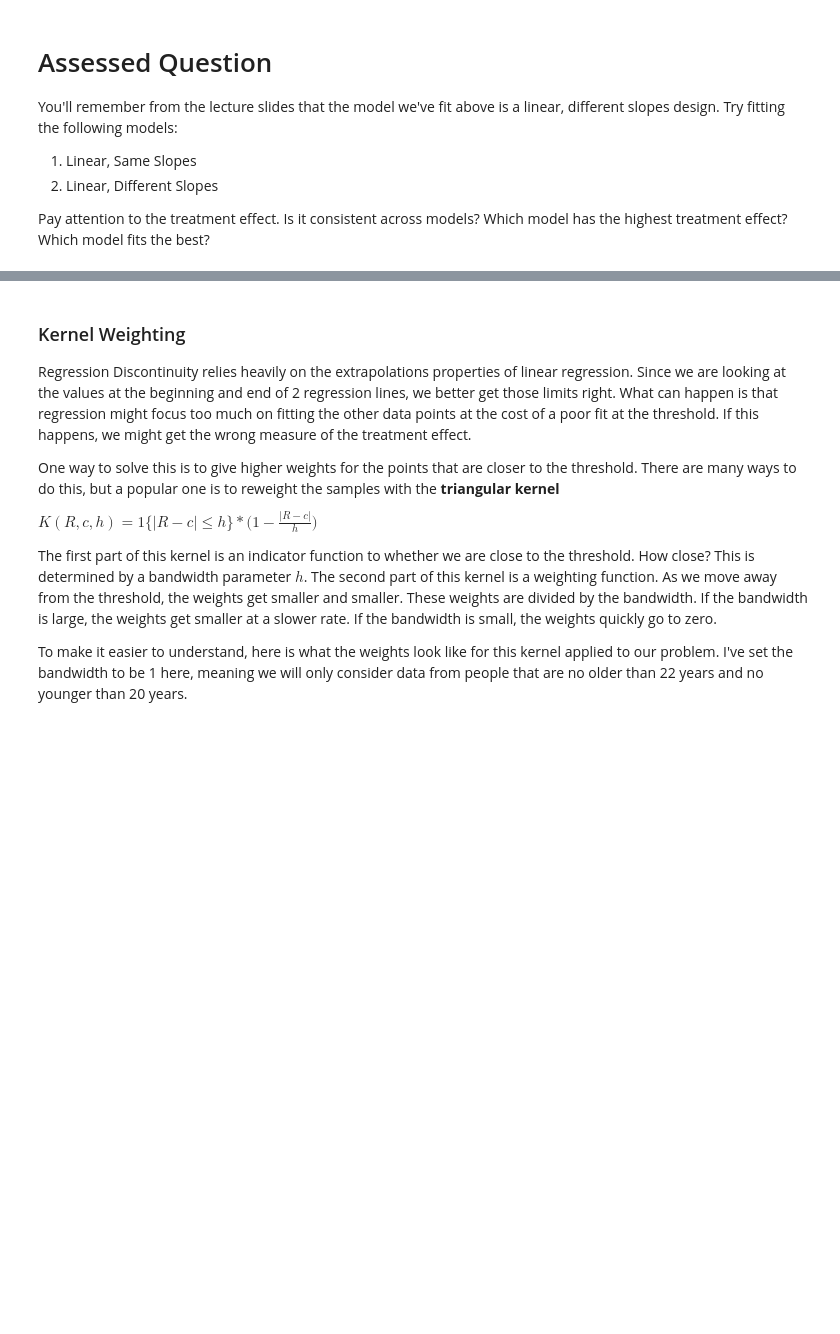
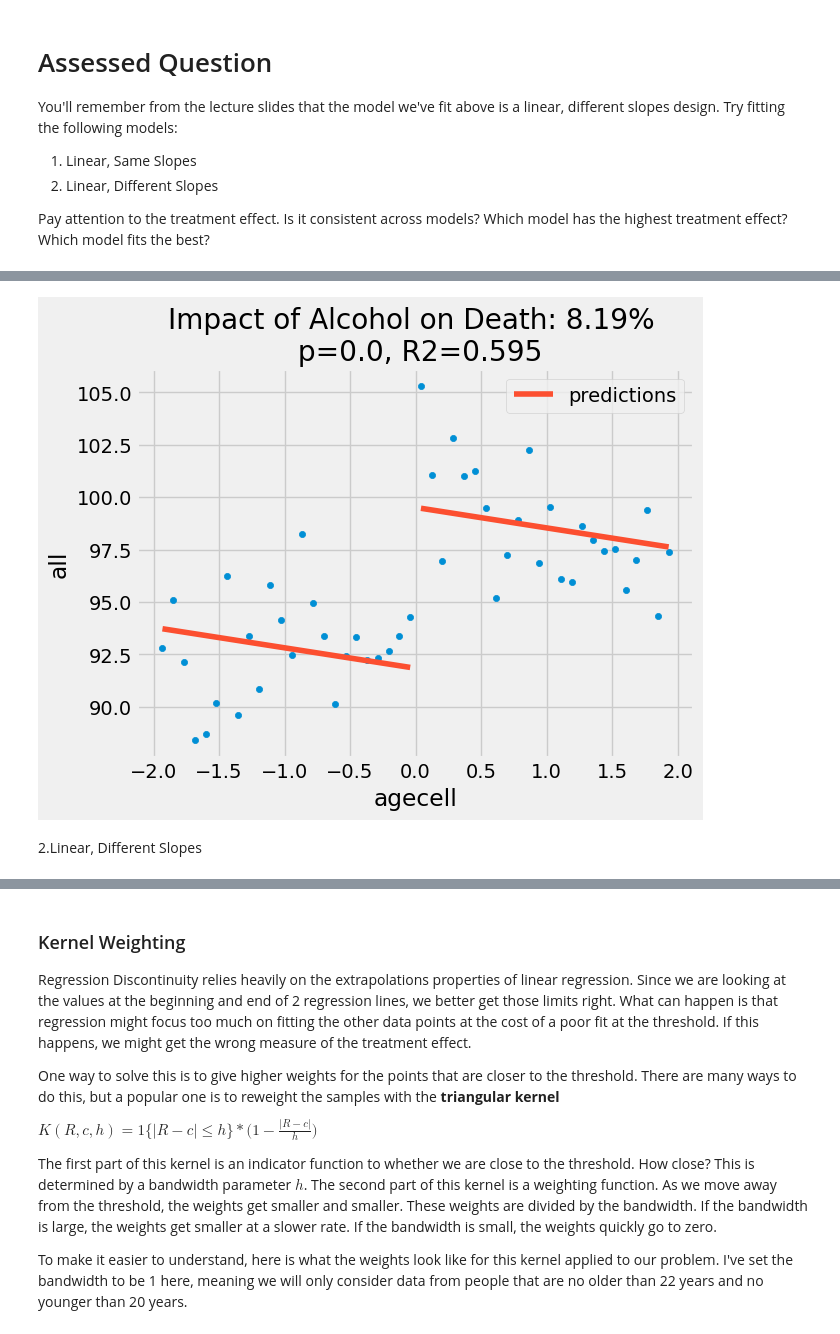
Before and after one commit to Yukiii04/QM2, a Jupyter notebook: notebooks/W09. Regression Discontinuity.ipynb, the cells around one changed output, grey strips where cells are left out. Saved outputs shown, nothing was run; the diff lists cells and outputs as text; code cells hidden in the pictures; blank space fills up the shorter version.

```diff
--- a/notebooks/W09. Regression Discontinuity.ipynb
+++ b/notebooks/W09. Regression Discontinuity.ipynb
@@ -246,0 +241,3 @@ Pay attention to the treatment effect. Is it consistent across models? Which mod
+# %%
+model_same_slopes = smf.wls('all ~ agecell + threshold', data= rdd_df).fit()
+print(model_same_slopes.summary())
@@ -246,0 +262,9 @@ Pay attention to the treatment effect. Is it consistent across models? Which mod
+# %%
+ax = drinking.plot.scatter(x="agecell", y="all", color="C0")
+drinking.assign(predictions=model_same_slopes.fittedvalues).plot(x="agecell", y="predictions", ax=ax, color="C1")
+plt.title(f"Impact of Alcohol on Death: {np.round(ate_pct, 2)}% \n p={np.round(model_same_slopes.pvalues['threshold'], 3)}, R2={np.round(model_same_slopes.rsquared, 3)}")
+plt.show()
+# %% [output]
+[figure, added]
+# %% [markdown]
+2.Linear, Different Slopes
```
Also changed, not shown: parts of 8 cells of this notebook.
